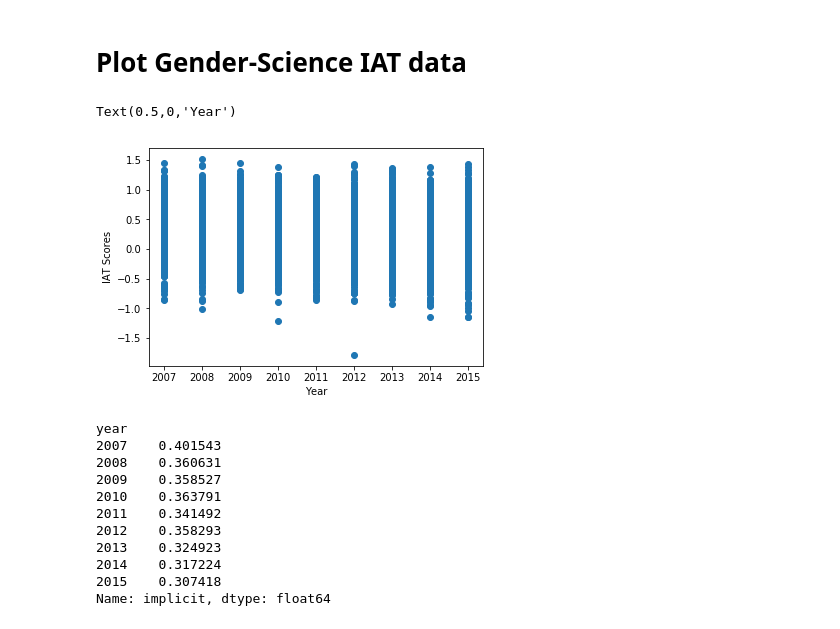
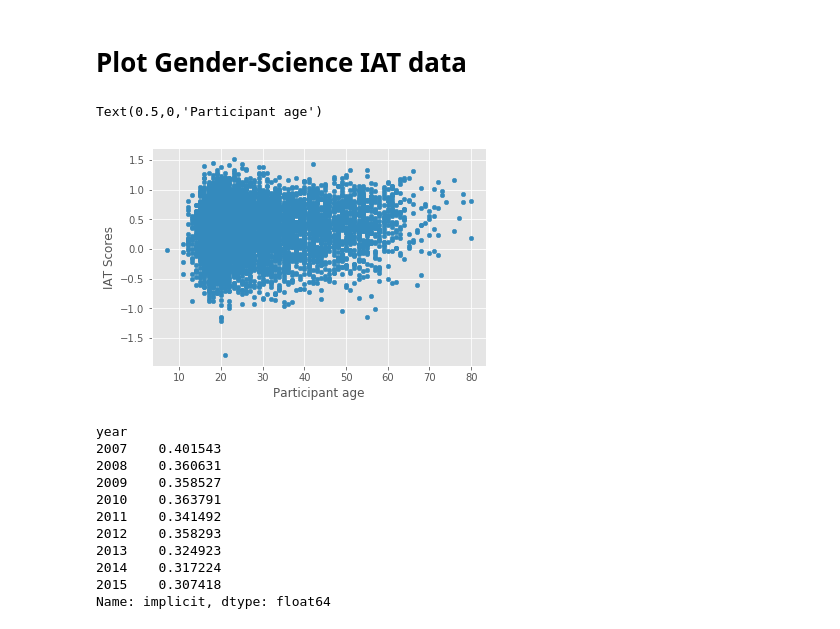
Before and after one commit to lizre/gendersciatts-py, a Jupyter notebook: gendersciatts.ipynb, the cells around one changed output. Cells and saved outputs as stored; diff of their text form; code cells hidden in the pictures.

Commit message:
Change and add plots

```diff
--- a/gendersciatts.ipynb
+++ b/gendersciatts.ipynb
@@ -10,15 +18,14 @@ genderiat = pandas.read_csv('gendersciiatdat.csv')
 # %%
 %matplotlib inline
 import matplotlib.pyplot as plt
 
-# Scatter imp by year
-plt.scatter(genderiat.loc[:,'year'], genderiat.loc[:,'implicit'])
+# Scatter iat by age
+genderiat.plot(kind='scatter', x='age', y='implicit')
 plt.ylabel('IAT Scores')
-plt.xlabel('Year')
-# plt.savefig('gender_imp_exp_scatter.png') # save the plot
+plt.xlabel('Participant age')
 # %% [output]
-Text(0.5,0,'Year')
+Text(0.5,0,'Participant age')
-[figure, old version]
+[figure, new version]
 # %%
 print(genderiat.groupby('year')['implicit'].mean()) # get average iat score each year
     # saved as Series of iat scores; does not save year as a column
```
Also changed, not shown: parts of 6 cells of this notebook.
